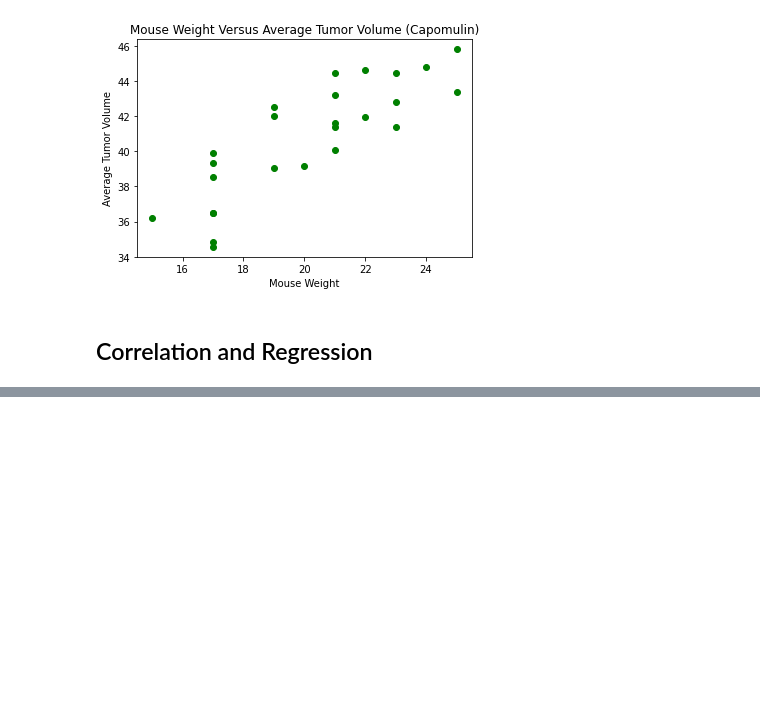
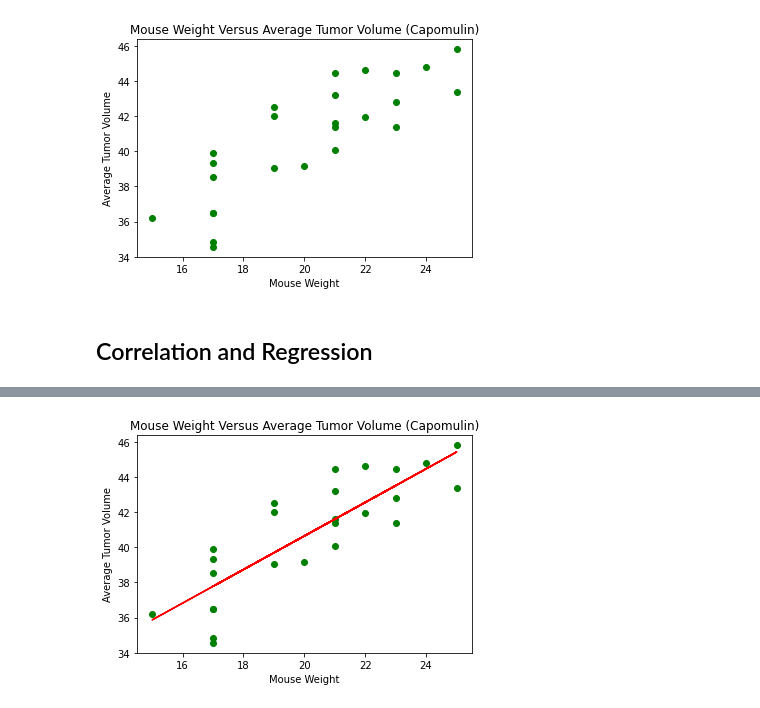
Before and after one commit to SybileC/matplotlib-challenge, a Jupyter notebook: 02-Homework_05-Matplotlib_Instructions_Pymaceuticals_pymaceuticals_starter.ipynb, the cells around one changed output, grey strips where cells are left out. Cells and saved outputs as stored; diff of their text form; code cells hidden in the pictures; blank space fills up the shorter version.

```diff
--- a/02-Homework_05-Matplotlib_Instructions_Pymaceuticals_pymaceuticals_starter.ipynb
+++ b/02-Homework_05-Matplotlib_Instructions_Pymaceuticals_pymaceuticals_starter.ipynb
@@ -310,6 +310,4 @@ plt.ylabel("Average Tumor Volume")
 (slope, intercept, rvalue, pvalue, stderr) = st.linregress(mouse_weight, average_tumor)
 regress_value = mouse_weight * slope + intercept
 plt.plot(mouse_weight, regress_value, 'r-')
-line_eq = 'y =' + str(round(slope, 2) + 'x' + str(round(intercept, 2))
-plt.annotate(line_eq, (6, 10), fontsize=15, color='red')
 # %% [output]
@@ -316,0 +315 @@ SyntaxError: invalid syntax (<ipython-input-131-cf9f6be53fbd>, line 11)
+[figure, added]
```
Also changed, not shown: parts of 2 cells of this notebook.
